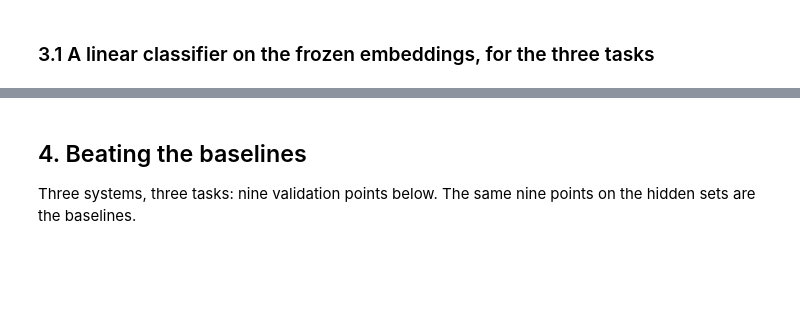
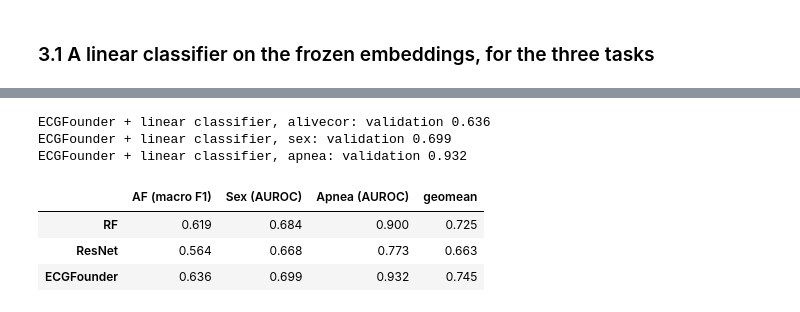
Before and after one commit to junjiechen-chris/CDT-ECG-Lab2, a Jupyter notebook: solution/lab2-end-to-end_solution.ipynb, the cells around one changed output, grey strips where cells are left out. Saved outputs shown, nothing was run; the diff lists cells and outputs as text; code cells hidden in the pictures; blank space fills up the shorter version.

```diff
--- a/solution/lab2-end-to-end_solution.ipynb
+++ b/solution/lab2-end-to-end_solution.ipynb
@@ -198,9 +242,6 @@ predict_proba = checks.check_predict_proba(predict_proba)
 # %%
 def train_resnet_classifier(signals, labels, train_idx, val_idx, n_classes,
                             length=None, epochs=20, batch_size=128):
-    """In: signals, list of 1-D float arrays (cleaned ECG); labels, int array (n,); train_idx, val_idx, int arrays; n_classes, int;
-    length, int samples (None: the longest); epochs, batch_size, int. Out: (trained resnet1d18, predict function, float best validation
-    score: macro F1 if n_classes > 2 else AUROC). Each epoch trains on random crops, then scores validation; the best epoch is kept."""
     labels = np.asarray(labels)
     length = length or max(len(s) for s in signals)
     score = macro_f1 if n_classes > 2 else auroc
@@ -251,3 +307,0 @@ One recording at a time: a list of one signal in, one row of probabilities out.
-# %%
-p = predict_proba(ecg_model, [clean_af[0]], 3000)[0]      # A00001, label N
-print(f'This recording is likely to be {CLASSES[int(p.argmax())]} with probability {p.max():.2f}')
@@ -276,0 +332,19 @@ print(E_af.shape)
+# %%
+import torch
+from ecgfounder import load_model, preprocess_many
+
+fm_model = load_model(device)
+
+def embed(model, raw, bs=256):
+    """In: raw, float array (n, T), 300 Hz, uV; bs, int.
+    Out: float array (n, 1024)."""
+    E = []
+    with torch.no_grad():
+        for i in range(0, len(raw), bs):
+            X = preprocess_many(raw[i:i + bs])
+            logits, features = model(torch.from_numpy(X).to(device))
+            E.append(features.cpu().numpy())
+    return np.concatenate(E)
+
+E_af = embed(fm_model, D.raw_af)
+print(E_af.shape)
@@ -289,7 +369,5 @@ ECGFounder reads 10 s at a time, so n one-minute recordings give E of shape (6n,
 # %%
 def pool_windows(E, windows):
-    """In: E, float array (n * windows, d), item i in rows i*windows to (i+1)*windows - 1; windows, int.
-    Out: float array (n, 2d): per item, the mean over its windows, then their standard deviation (ddof=0)."""
     E = np.asarray(E).reshape(len(E) // windows, windows, -1)
     return np.concatenate([E.mean(axis=1), E.std(axis=1)], axis=1)
 # %%
@@ -319,22 +405,26 @@ linear_classifier = checks.check_linear_classifier(linear_classifier)
 # %%
 def embed_task(raw, windows=1):
-    """In: raw, list of 1-D float arrays (raw ECG); windows, int pieces per recording.
-    Out: float array (n, 1024), or (n, 2048) if windows > 1: each piece embedded, then pool_windows."""
+    """In: raw, float array (n, T); windows, int.
+    Out: float array (n, 1024), or (n, 2048) if windows > 1: each of the windows pieces embedded, then pool_windows."""
     if windows == 1:
-        return embed(fm_model, raw)[0]
+        return embed(fm_model, raw)
     pieces = [p for s in raw for p in np.split(np.asarray(s, float), windows)]
-    return pool_windows(embed(fm_model, pieces)[0], windows)
+    return pool_windows(embed(fm_model, pieces), windows)
 
-score = {'alivecor': macro_f1, 'sex': auroc, 'apnea': auroc}   # the task scores, as in Section 2
 val['ECGFounder'], preds['ECGFounder'] = {}, {}
 for name, windows in [('alivecor', 1), ('sex', 1), ('apnea', 6)]:
     t = T[name]
     E = E_af if name == 'alivecor' else embed_task(t['raw'], windows)
     val['ECGFounder'][name] = score[name](t['y'][t['va']], linear_classifier(E[t['tr']], t['y'][t['tr']], E[t['va']]))
     print(f"ECGFounder + linear classifier, {name}: validation {val['ECGFounder'][name]:.3f}")
     for file, target in t['targets'].items():
         preds['ECGFounder'][file] = linear_classifier(E[t['tr']], t['y'][t['tr']], embed_task(target['raw'], windows))
+score_table()
+# %% [output]
+ECGFounder + linear classifier, alivecor: validation 0.636
+ECGFounder + linear classifier, sex: validation 0.699
+ECGFounder + linear classifier, apnea: validation 0.932
+|  | AF (macro F1) | Sex (AUROC) | Apnea (AUROC) | geomean |
+| RF | 0.619 | 0.684 | 0.900 | 0.725 |
+| ResNet | 0.564 | 0.668 | 0.773 | 0.663 |
+| ECGFounder | 0.636 | 0.699 | 0.932 | 0.745 |
-# %% [markdown]
-## 4. Beating the baselines
-
-Three systems, three tasks: nine validation points below. The same nine points on the hidden sets are the baselines.
```
Also changed, not shown: parts of 53 cells of this notebook, 1 other file.
